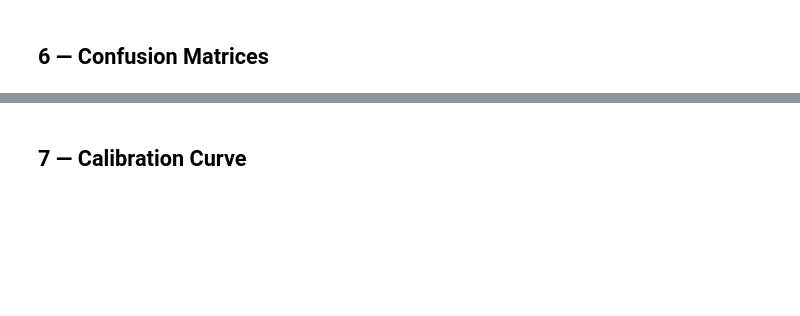
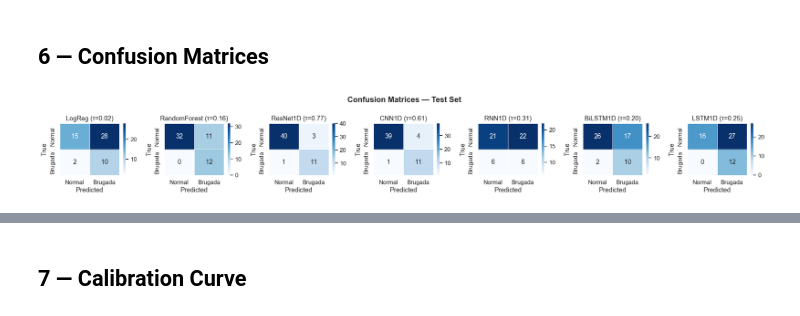
Before and after one commit to Aisyaululasmi/IDSC2026, a Jupyter notebook: notebooks/04_evaluation.ipynb, the cells around one changed output, grey strips where cells are left out. Cells and saved outputs as stored; diff of their text form; code cells hidden in the pictures; blank space fills up the shorter version.

```diff
--- a/notebooks/04_evaluation.ipynb
+++ b/notebooks/04_evaluation.ipynb
@@ -111,8 +154,16 @@ MIN_SENSITIVITY = 0.85
 thresh_lr = find_best_threshold(y_val, lr_prob_val, metric='f1', min_sensitivity=MIN_SENSITIVITY)
 thresh_rf = find_best_threshold(y_val, rf_prob_val, metric='f1', min_sensitivity=MIN_SENSITIVITY)
 thresh_dl = find_best_threshold(y_val, dl_prob_val, metric='f1', min_sensitivity=MIN_SENSITIVITY)
+thresh_dl_2 = find_best_threshold(y_val, dl_prob_val_2, metric='f1', min_sensitivity=MIN_SENSITIVITY)
+thresh_dl_3 = find_best_threshold(y_val, dl_prob_val_3, metric='f1', min_sensitivity=MIN_SENSITIVITY)
+thresh_dl_4 = find_best_threshold(y_val, dl_prob_val_4, metric='f1', min_sensitivity=MIN_SENSITIVITY)
+thresh_dl_5 = find_best_threshold(y_val, dl_prob_val_5, metric='f1', min_sensitivity=MIN_SENSITIVITY)
 
 print(f'Optimised thresholds (min sensitivity={MIN_SENSITIVITY}):')
 print(f'  LogReg      : {thresh_lr:.3f}')
 print(f'  RandomForest: {thresh_rf:.3f}')
 print(f'  ResNet1D    : {thresh_dl:.3f}')
+print(f'  CNN1D       : {thresh_dl_2:.3f}')
+print(f'  RNN1D       : {thresh_dl_3:.3f}')
+print(f'  BiLSTM1D    : {thresh_dl_4:.3f}')
+print(f'  LSTM1D      : {thresh_dl_5:.3f}')
@@ -123,6 +183,10 @@ test_results = {
     'LogReg':       compute_metrics(y_test, lr_prob_test, threshold=thresh_lr),
     'RandomForest': compute_metrics(y_test, rf_prob_test, threshold=thresh_rf),
     'ResNet1D':     compute_metrics(y_test, dl_prob_test, threshold=thresh_dl),
+    'CNN1D':  compute_metrics(y_test, dl_prob_test_2, threshold=thresh_dl_2),
+    'RNN1D':        compute_metrics(y_test, dl_prob_test_3, threshold=thresh_dl_3),
+    'BiLSTM1D':     compute_metrics(y_test, dl_prob_test_4, threshold=thresh_dl_4),
+    'LSTM1D':       compute_metrics(y_test, dl_prob_test_5, threshold=thresh_dl_5),
 }
 
 print('=== TEST SET RESULTS ===')
@@ -150,19 +250,25 @@ plot_roc_pr_curves(curve_data, save_path=REPORTS / 'eval_roc_pr_curves.png')
 # %% [markdown]
 ## 6 — Confusion Matrices
 # %%
-fig, axes = plt.subplots(1, 3, figsize=(15, 4))
+fig, axes = plt.subplots(1, 7, figsize=(21, 3))
 
 for ax, probs, thresh, name in [
     (axes[0], lr_prob_test,  thresh_lr, f'LogReg (τ={thresh_lr:.2f})'),
     (axes[1], rf_prob_test,  thresh_rf, f'RandomForest (τ={thresh_rf:.2f})'),
     (axes[2], dl_prob_test,  thresh_dl, f'ResNet1D (τ={thresh_dl:.2f})'),
+    (axes[3], dl_prob_test_2, thresh_dl_2, f'CNN1D (τ={thresh_dl_2:.2f})'),
+    (axes[4], dl_prob_test_3, thresh_dl_3, f'RNN1D (τ={thresh_dl_3:.2f})'),
+    (axes[5], dl_prob_test_4, thresh_dl_4, f'BiLSTM1D (τ={thresh_dl_4:.2f})'),
+    (axes[6], dl_prob_test_5, thresh_dl_5, f'LSTM1D (τ={thresh_dl_5:.2f})'),
 ]:
     plot_confusion_matrix(
         y_test, (probs >= thresh).astype(int),
         ax=ax, title=name
     )
 
 plt.suptitle('Confusion Matrices — Test Set', fontweight='bold')
 plt.tight_layout()
 plt.savefig(REPORTS / 'eval_confusion_matrices.png', dpi=150)
 plt.show()
+# %% [output]
+[figure, added]
```
Also changed, not shown: parts of 16 cells of this notebook.
